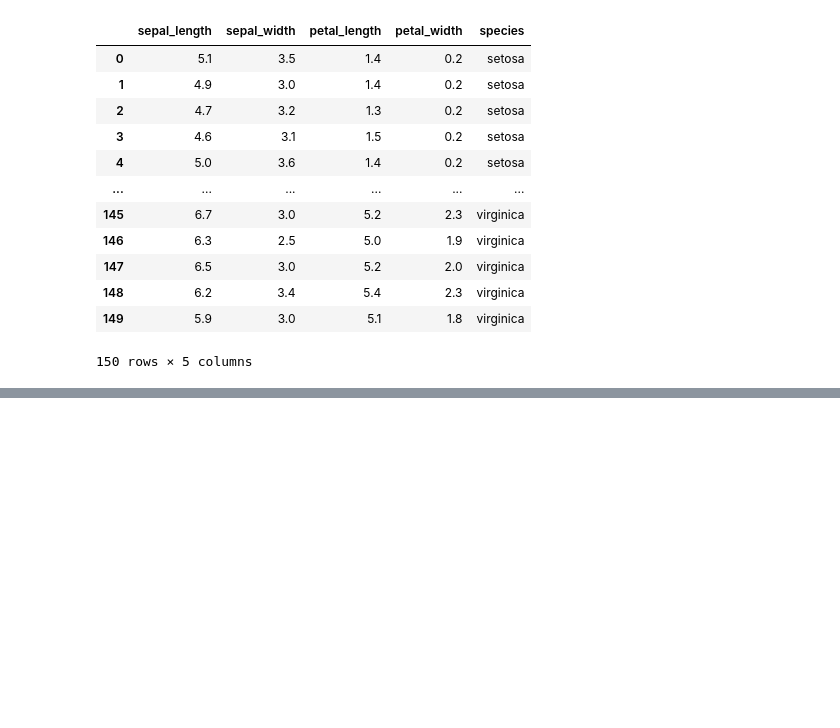
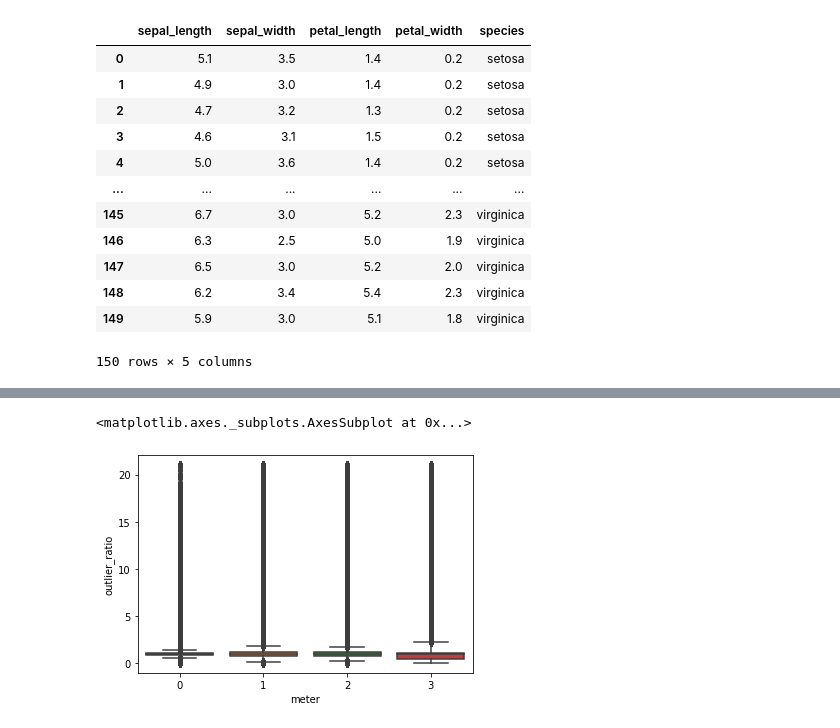
Before and after one commit to douglas-thoms/Projects, a Jupyter notebook: Energy.Predictor.2020/Testing functions/Rolling Average Test.ipynb, the cells around one changed output, grey strips where cells are left out. Drawn from its saved outputs; the diff is of its cells as text; code cells hidden in the pictures; blank space fills up the shorter version.

Commit message:
looking at outlier ratio

```diff
--- a/Energy.Predictor.2020/Testing functions/Rolling Average Test.ipynb
+++ b/Energy.Predictor.2020/Testing functions/Rolling Average Test.ipynb
@@ -63,0 +87,6 @@ iris.to_csv("rolling_average.csv", index = True)
+# %%
+rolling_average['meter_reading_roll_avg'] = rolling_average['meter_reading']
+rolling_average.set_index('timestamp',inplace=True)
+
+rolling_average = rolling_average[['building_id','meter','meter_reading_roll_avg']].groupby(['building_id','meter']).rolling(21,center=True,min_periods=1).mean()
+rolling_average
@@ -63,0 +124,3 @@ iris.to_csv("rolling_average.csv", index = True)
+# %%
+rolling_average.drop(columns=['building_id','meter'], inplace=True)
+rolling_average.tail(20)
@@ -63,0 +187,3 @@ iris.to_csv("rolling_average.csv", index = True)
+# %%
+trainData = pd.merge(trainData,rolling_average, on=['building_id','meter','timestamp'], how='inner')
+trainData.tail(20)
@@ -63,0 +208,3 @@ iris.to_csv("rolling_average.csv", index = True)
+# %%
+trainData['outlier_ratio'] = trainData['meter_reading'] / trainData['meter_reading_roll_avg']
+trainData
@@ -63,0 +225,5 @@ iris.to_csv("rolling_average.csv", index = True)
+# %%
+sns.boxplot(x='meter', y='outlier_ratio', data=trainData)
+# %% [output]
+<matplotlib.axes._subplots.AxesSubplot at 0x...>
+[figure, added]
```
Also changed, not shown: parts of 17 cells of this notebook, 1 other file.
